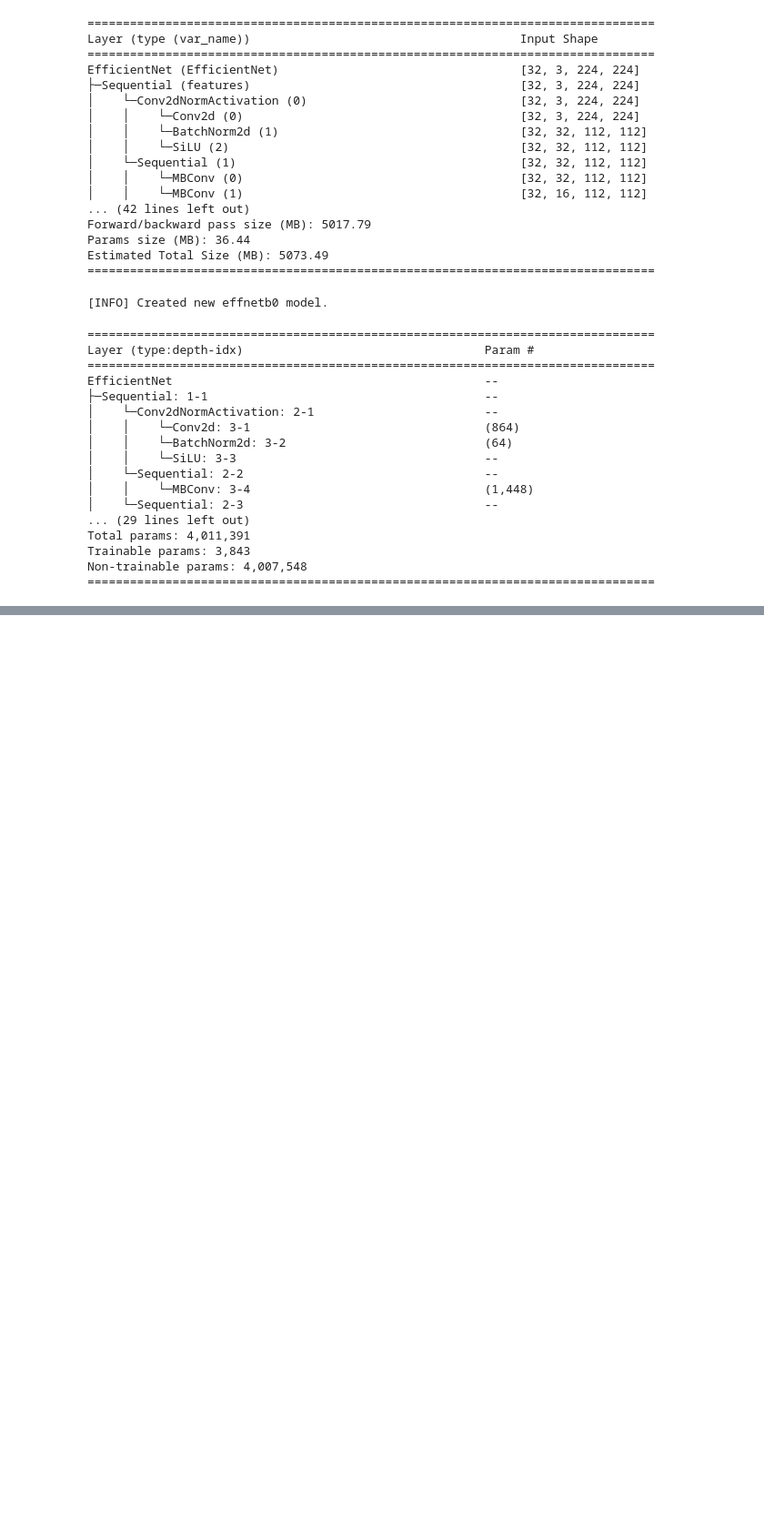
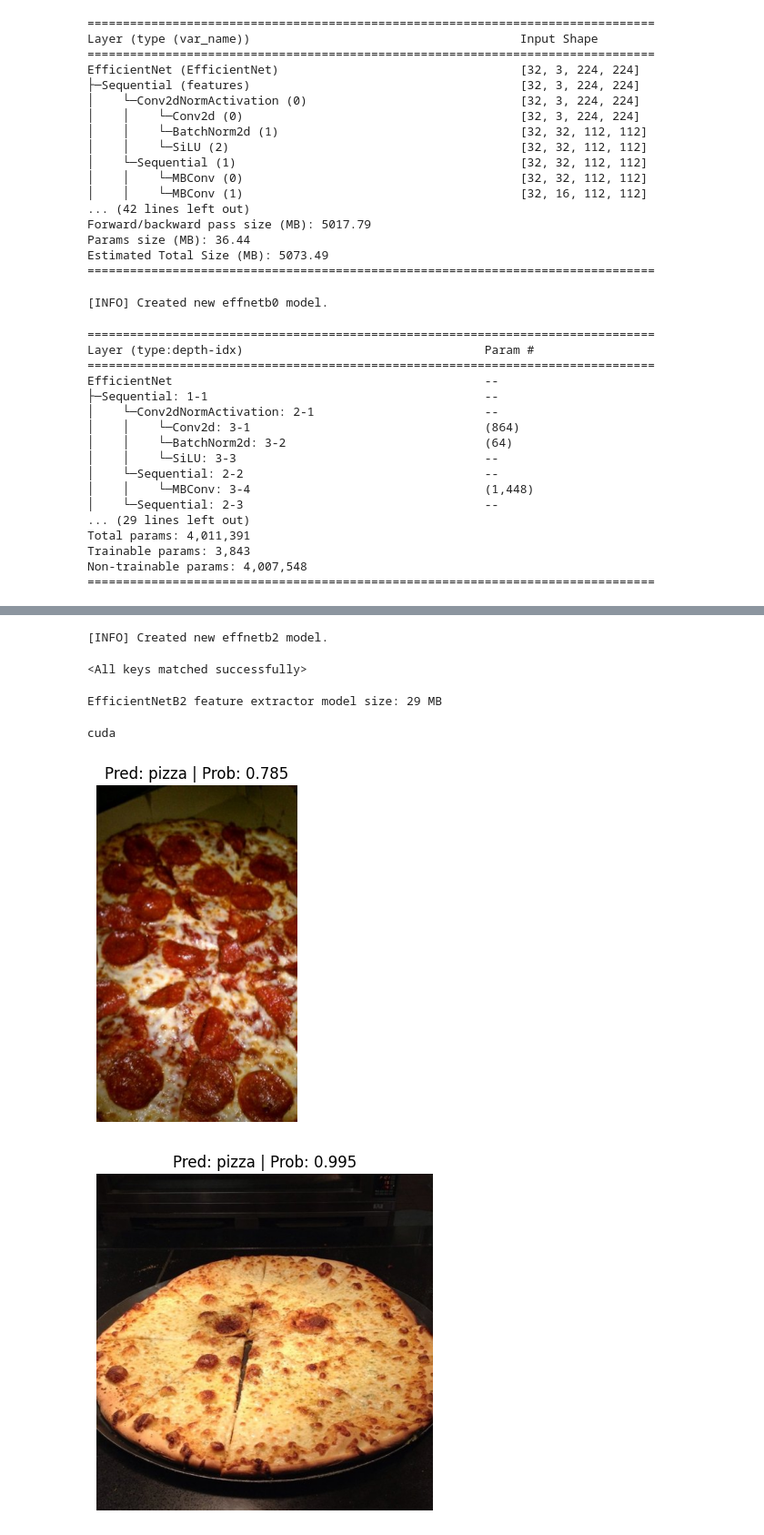
Before and after one commit to AlexanderAKM/Pytorch-Fundamentals, a Jupyter notebook: 07_pytorch_experiment_tracking.ipynb, the cells around one changed output, grey strips where cells are left out. Shown at 91% size. Cells and saved outputs as stored; diff of their text form; code cells hidden in the pictures; blank space fills up the shorter version.

```diff
--- a/07_pytorch_experiment_tracking.ipynb
+++ b/07_pytorch_experiment_tracking.ipynb
@@ -736,0 +824,39 @@ train_dataloaders = {"data_10_percent": train_dataloader_10_percent,
+# %%
+best_model_path = "models/07_effnetb2_data_20_percent_10_epochs.pth"
+
+best_model = create_effnetb2()
+
+best_model.load_state_dict(torch.load(best_model_path))
+# %% [output]
+[INFO] Created new effnetb2 model.
+<All keys matched successfully>
+# %%
+# Check the model file size
+from pathlib import Path
+
+# Get the model size in bytes then convert to megabytes
+effnetb2_model_size = Path(best_model_path).stat().st_size // (1024*1024)
+print(f"EfficientNetB2 feature extractor model size: {effnetb2_model_size} MB")
+# %% [output]
+EfficientNetB2 feature extractor model size: 29 MB
+# %%
+from going_modular.experiment import pred_and_plot_image
+import random
+
+print(device)
+num_images_to_plot = 3
+test_image_path_list = list(Path(data_20_percent_path / "test").glob("*/*.jpg")) # get all test image paths from 20% dataset
+test_image_path_sample = random.sample(population=test_image_path_list,
+                                       k=num_images_to_plot) # randomly select k number of images
+
+# Iterate through random test image paths, make predictions on them and plot them
+for image_path in test_image_path_sample:
+    pred_and_plot_image(model=best_model,
+                        image_path=image_path,
+                        class_names=class_names,
+                        image_size=(224, 224),
+                        device=device)
+# %% [output]
+cuda
+[figure, added]
+[figure, added]
```
Also changed, not shown: parts of 3 cells of this notebook, 2 other files.
